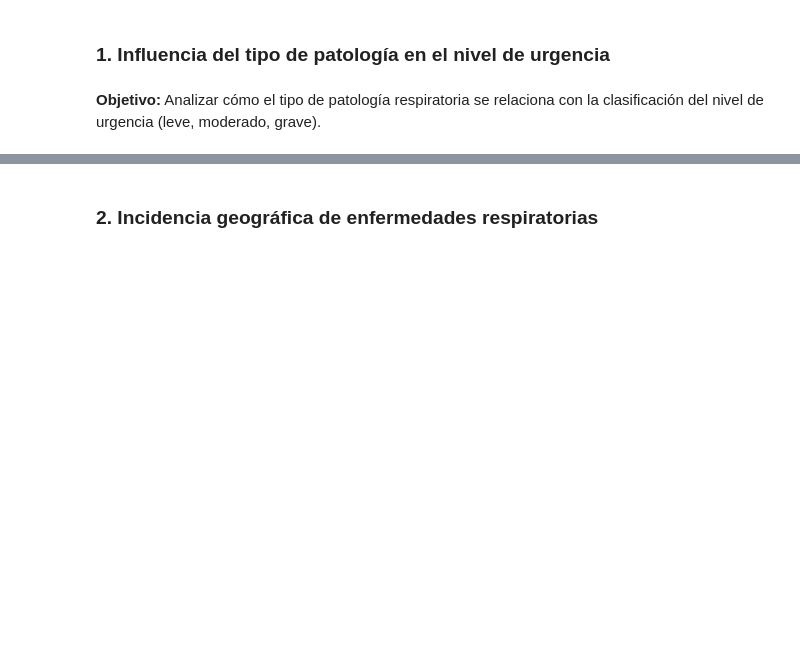
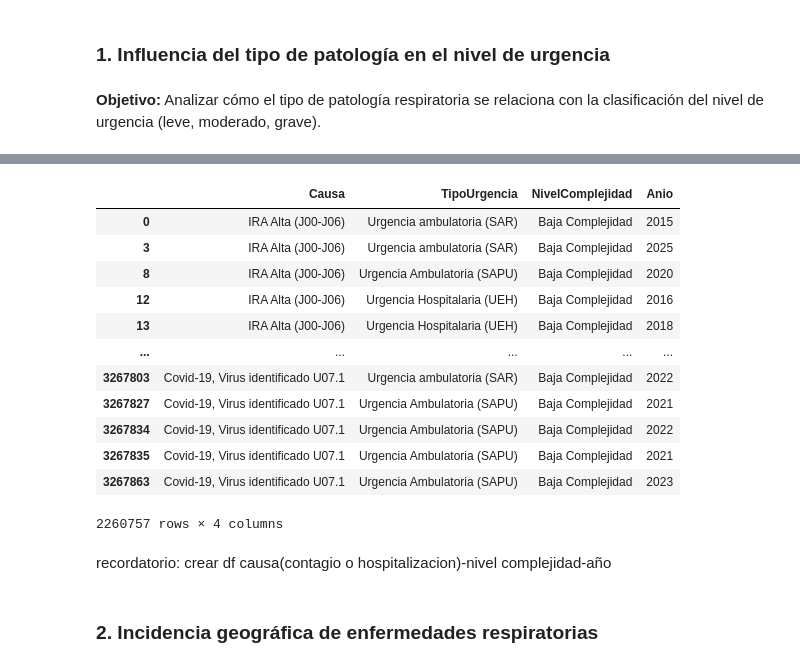
Before and after one commit to JoabVJ/project-imt2200, a Jupyter notebook: Entrega inicial/notebooks/01_EDA_enfermedades_respiratorias.ipynb, the cells around one changed output, grey strips where cells are left out. Saved outputs shown, nothing was run; the diff lists cells and outputs as text; code cells hidden in the pictures; blank space fills up the shorter version.

```diff
--- a/Entrega inicial/notebooks/01_EDA_enfermedades_respiratorias.ipynb
+++ b/Entrega inicial/notebooks/01_EDA_enfermedades_respiratorias.ipynb
@@ -249,2 +345,20 @@ En esta etapa se realizará un análisis de los datos para poder responder las *
+# %%
+relacion_cuc = df_contagios[["Causa","TipoUrgencia","NivelComplejidad","Anio"]]
+#relacion_cu.drop_duplicates(subset="Causa",inplace=True)
+relacion_cuc
+# %% [output]
+|  | Causa | TipoUrgencia | NivelComplejidad | Anio |
+| 0 | IRA Alta (J00-J06) | Urgencia ambulatoria (SAR) | Baja Complejidad | 2015 |
+| 3 | IRA Alta (J00-J06) | Urgencia ambulatoria (SAR) | Baja Complejidad | 2025 |
+| 8 | IRA Alta (J00-J06) | Urgencia Ambulatoria (SAPU) | Baja Complejidad | 2020 |
+| 12 | IRA Alta (J00-J06) | Urgencia Hospitalaria (UEH) | Baja Complejidad | 2016 |
+| 13 | IRA Alta (J00-J06) | Urgencia Hospitalaria (UEH) | Baja Complejidad | 2018 |
+| ... | ... | ... | ... | ... |
+| 3267803 | Covid-19, Virus identificado U07.1 | Urgencia ambulatoria (SAR) | Baja Complejidad | 2022 |
+| 3267827 | Covid-19, Virus identificado U07.1 | Urgencia Ambulatoria (SAPU) | Baja Complejidad | 2021 |
+| 3267834 | Covid-19, Virus identificado U07.1 | Urgencia Ambulatoria (SAPU) | Baja Complejidad | 2022 |
+| 3267835 | Covid-19, Virus identificado U07.1 | Urgencia Ambulatoria (SAPU) | Baja Complejidad | 2021 |
+| 3267863 | Covid-19, Virus identificado U07.1 | Urgencia Ambulatoria (SAPU) | Baja Complejidad | 2023 |
+2260757 rows × 4 columns
 # %%
 # Agrupar los datos por tipo de patología y nivel de urgencia.
@@ -251,3 +369,5 @@ En esta etapa se realizará un análisis de los datos para poder responder las *
+# %% [markdown]
+recordatorio: crear df causa(contagio o hospitalizacion)-nivel complejidad-año
 # %%
 # contar cuántas atenciones corresponden a cada combinación (leve, moderado, grave)
 # %%
```
Also changed, not shown: parts of 8 cells of this notebook.
